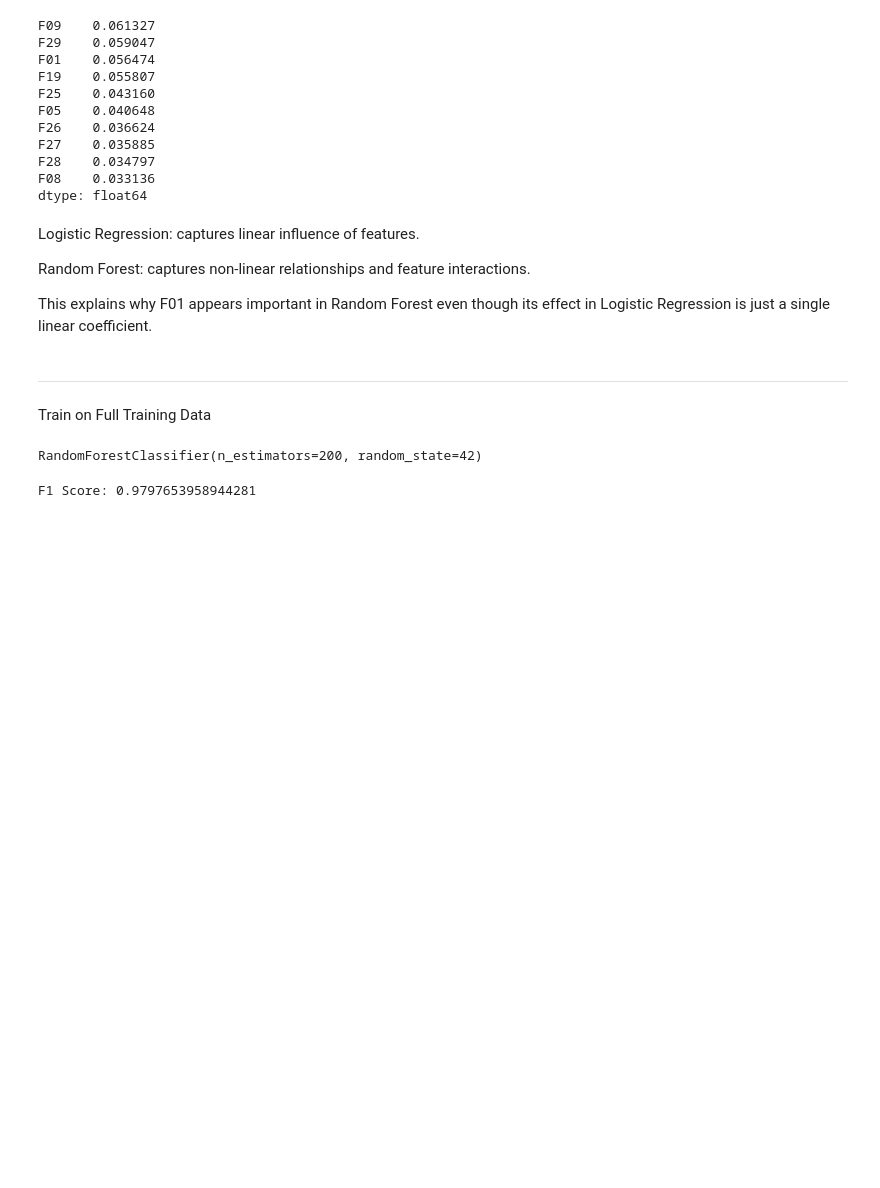
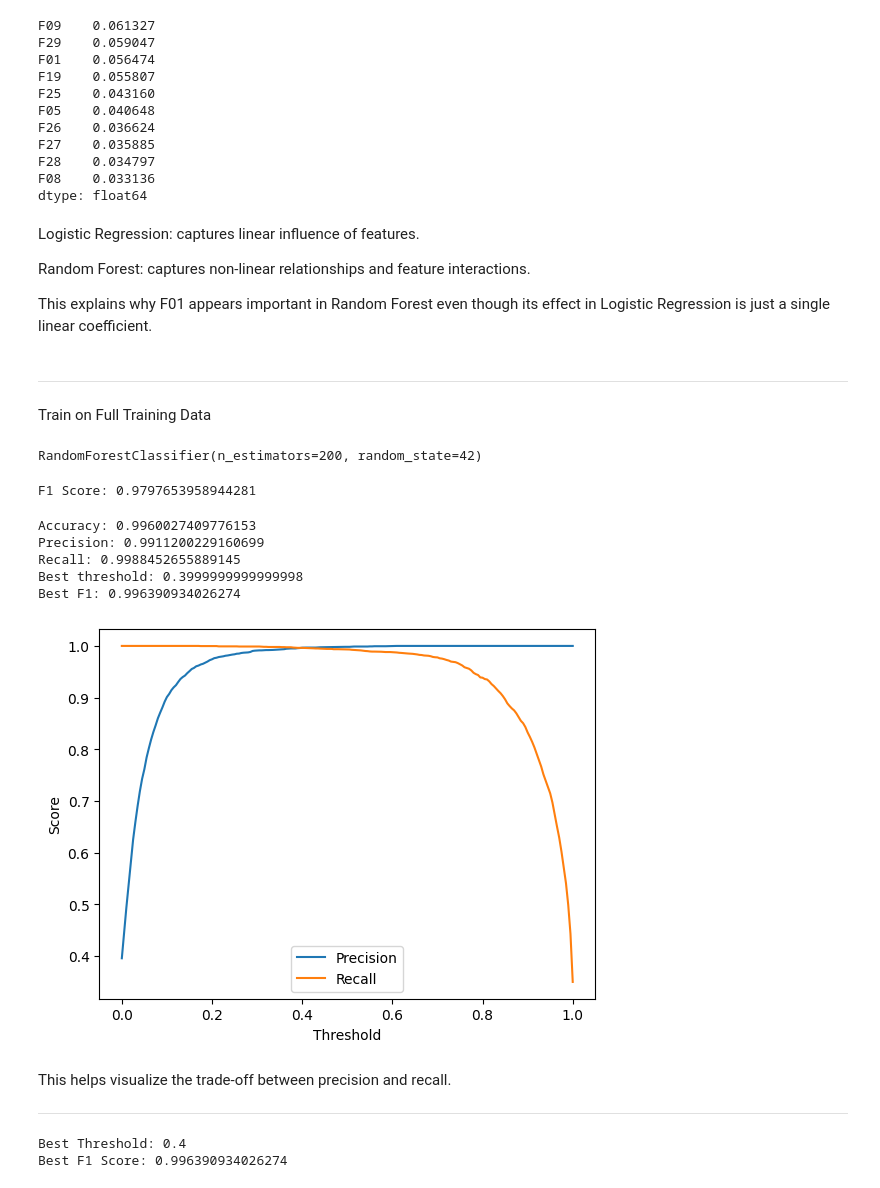
Before and after one commit to riyajoshi2004/ML-Challenge-GEHU, a Jupyter notebook: ml.ipynb, the cells around one changed output. Saved outputs shown, nothing was run; the diff lists cells and outputs as text; code cells hidden in the pictures; blank space fills up the shorter version.

Commit message:
apply roc curve and threshhold optimization

```diff
--- a/ml.ipynb
+++ b/ml.ipynb
@@ -469,3 +470,83 @@ f1 = f1_score(y_val, y_pred_rf)
 print("F1 Score:", f1)
 # %% [output]
 F1 Score: 0.9797653958944281
+# %%
+from sklearn.model_selection import train_test_split
+
+X_train, X_test, y_train, y_test = train_test_split(
+    X, y, test_size=0.2, random_state=42
+)
+y_prob = rf.predict_proba(X_test)[:,1]
+import numpy as np
+
+threshold = 0.3
+y_pred_new = (y_prob >= threshold).astype(int)
+
+from sklearn.metrics import accuracy_score, precision_score, recall_score
+
+print("Accuracy:", accuracy_score(y_test, y_pred_new))
+print("Precision:", precision_score(y_test, y_pred_new))
+print("Recall:", recall_score(y_test, y_pred_new))
+
+from sklearn.metrics import f1_score
+
+thresholds = np.arange(0.1, 0.9, 0.01)
+
+best_threshold = 0
+best_f1 = 0
+
+for t in thresholds:
+
+    y_pred = (y_prob >= t).astype(int)
+    score = f1_score(y_test, y_pred)
+
+    if score > best_f1:
+        best_f1 = score
+        best_threshold = t
+
+print("Best threshold:", best_threshold)
+print("Best F1:", best_f1)
+
+from sklearn.metrics import precision_recall_curve
+import matplotlib.pyplot as plt
+
+precision, recall, thresholds = precision_recall_curve(y_test, y_prob)
+
+plt.plot(thresholds, precision[:-1], label="Precision")
+plt.plot(thresholds, recall[:-1], label="Recall")
+
+plt.xlabel("Threshold")
+plt.ylabel("Score")
+plt.legend()
+plt.show()
+# %% [output]
+Accuracy: 0.9960027409776153
+Precision: 0.9911200229160699
+Recall: 0.9988452655889145
+Best threshold: 0.3999999999999998
+Best F1: 0.996390934026274
+[figure, added]
+# %% [markdown]
+This helps visualize the trade-off between precision and recall.
+
+------------------------------------------------------------
+# %%
+thresholds = np.arange(0.0,1.01,0.01)
+
+f1_scores = []
+
+for t in thresholds:
+
+    y_pred_temp = (y_prob >= t).astype(int)
+
+    f1 = f1_score(y_test, y_pred_temp)
+
+    f1_scores.append(f1)
+
+best_threshold = thresholds[np.argmax(f1_scores)]
+
+print("Best Threshold:", best_threshold)
+print("Best F1 Score:", max(f1_scores))
+# %% [output]
+Best Threshold: 0.4
+Best F1 Score: 0.996390934026274
```
Also changed, not shown: parts of 11 cells of this notebook, 1 other file.
